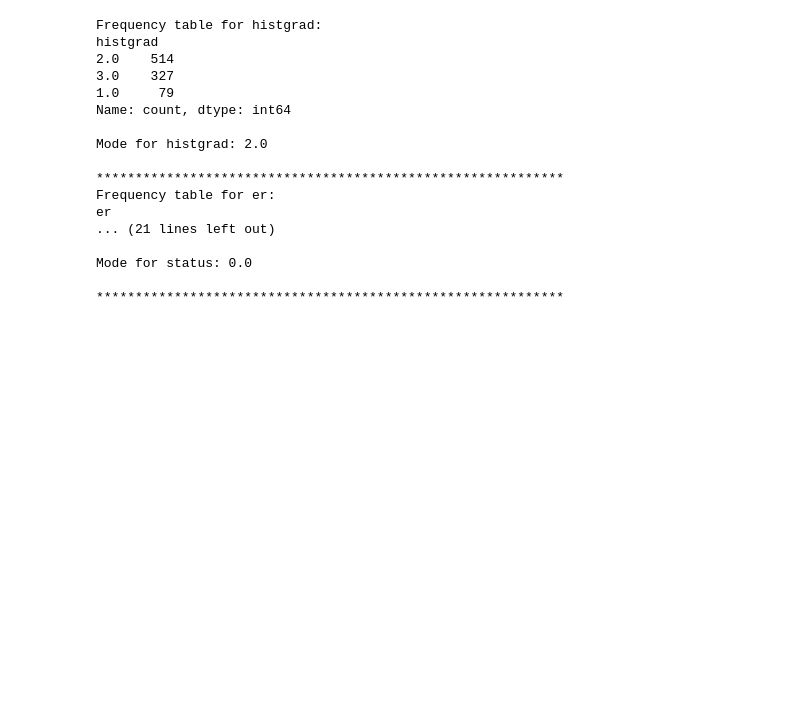
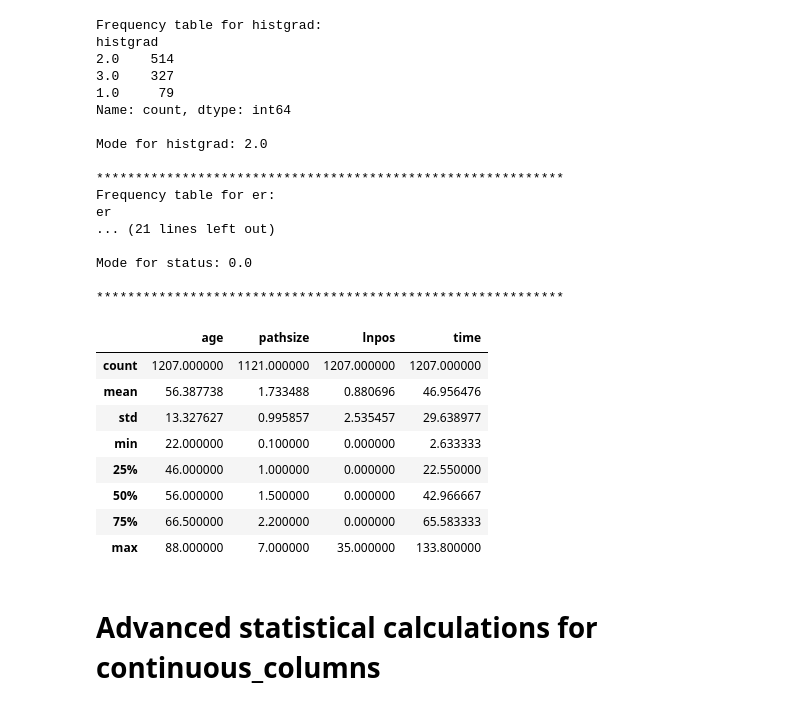
Before and after one commit to Sara9595/Kaggle, a Jupyter notebook: descriptive-statistics-on-breast-cancer-data.ipynb, the cells around one changed output. Saved outputs shown, nothing was run; the diff lists cells and outputs as text; code cells hidden in the pictures; blank space fills up the shorter version.

```diff
--- a/descriptive-statistics-on-breast-cancer-data.ipynb
+++ b/descriptive-statistics-on-breast-cancer-data.ipynb
@@ -153,3 +158,17 @@ er
 Mode for status: 0.0
 
 ************************************************************
+# %%
+df[continuous_columns].describe()
+# %% [output]
+|  | age | pathsize | lnpos | time |
+| count | 1207.000000 | 1121.000000 | 1207.000000 | 1207.000000 |
+| mean | 56.387738 | 1.733488 | 0.880696 | 46.956476 |
+| std | 13.327627 | 0.995857 | 2.535457 | 29.638977 |
+| min | 22.000000 | 0.100000 | 0.000000 | 2.633333 |
+| 25% | 46.000000 | 1.000000 | 0.000000 | 22.550000 |
+| 50% | 56.000000 | 1.500000 | 0.000000 | 42.966667 |
+| 75% | 66.500000 | 2.200000 | 0.000000 | 65.583333 |
+| max | 88.000000 | 7.000000 | 35.000000 | 133.800000 |
+# %% [markdown]
+# Advanced statistical calculations for continuous_columns
```
Also changed, not shown: parts of 5 cells of this notebook.
